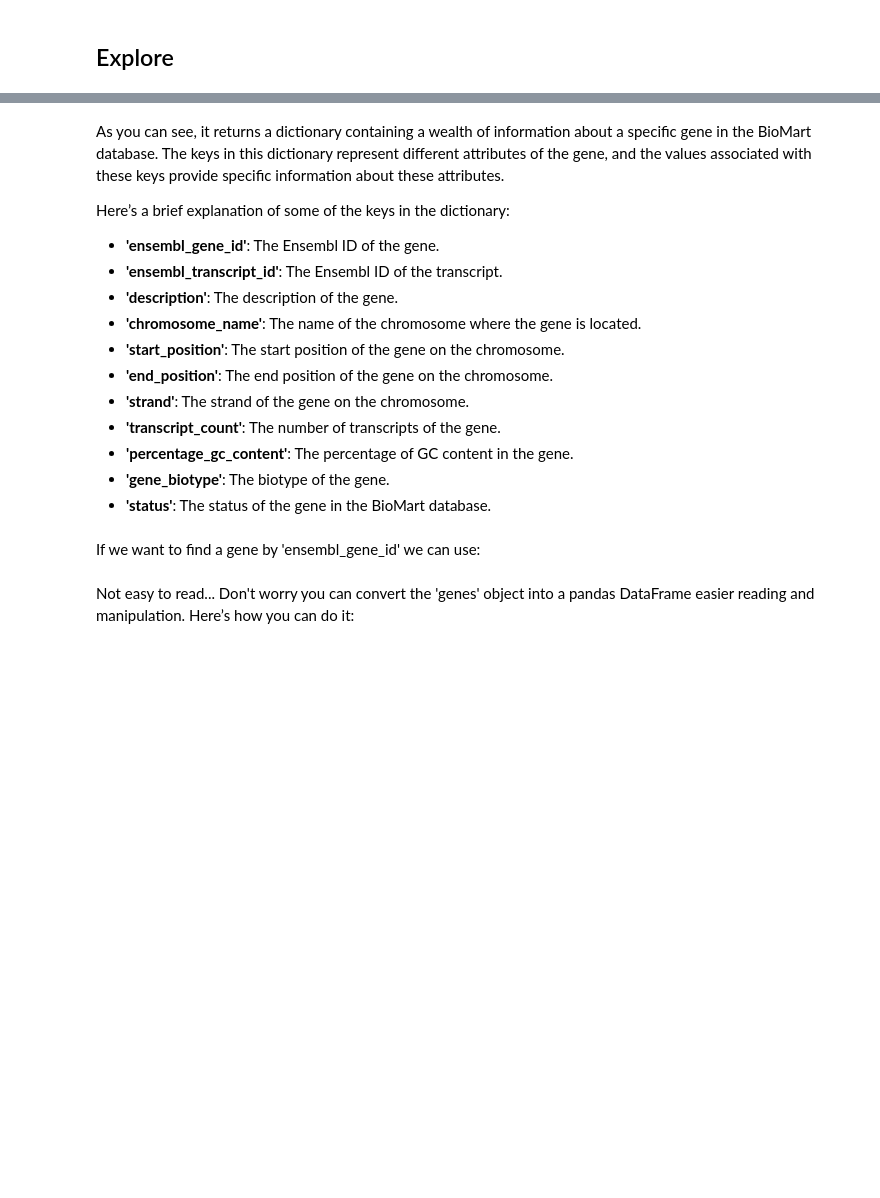
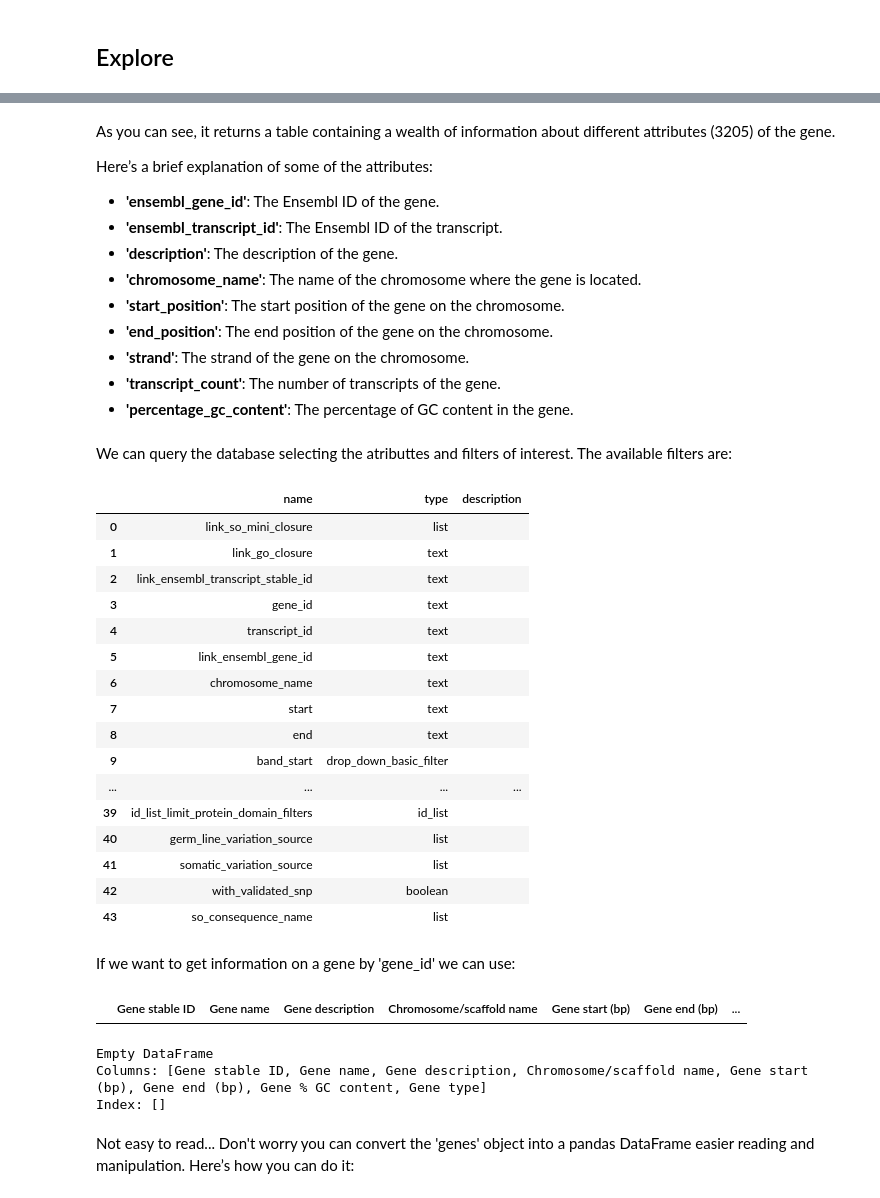
Before and after one commit to nunososorio/bhs, a Jupyter notebook: NSO_PracticalClass_II.ipynb, the cells around one changed output, grey strips where cells are left out. Drawn from its saved outputs; the diff is of its cells as text; code cells hidden in the pictures; blank space fills up the shorter version.

```diff
--- a/NSO_PracticalClass_II.ipynb
+++ b/NSO_PracticalClass_II.ipynb
@@ -60,7 +74,7 @@ ensembl
 # %% [markdown]
-As you can see, it returns a dictionary containing a wealth of information about a specific gene in the BioMart database. The keys in this dictionary represent different attributes of the gene, and the values associated with these keys provide specific information about these attributes.
+As you can see, it returns a table containing a wealth of information about different attributes (3205) of the gene.
 
-Here’s a brief explanation of some of the keys in the dictionary:
+Here’s a brief explanation of some of the attributes:
 
 - **'ensembl_gene_id'**: The Ensembl ID of the gene.
 - **'ensembl_transcript_id'**: The Ensembl ID of the transcript.
@@ -71,7 +85,37 @@ Here’s a brief explanation of some of the keys in the dictionary:
 - **'strand'**: The strand of the gene on the chromosome.
 - **'transcript_count'**: The number of transcripts of the gene.
 - **'percentage_gc_content'**: The percentage of GC content in the gene.
-- **'gene_biotype'**: The biotype of the gene.
-- **'status'**: The status of the gene in the BioMart database.
+# %% [markdown]
+We can query the database selecting the atributtes and filters of interest. The available filters are:
+# %%
+from pybiomart import Server
+
+# Connect to the server
+server = Server(host='http://www.ensembl.org')
+
+# Select the dataset
+dataset = server.marts['ENSEMBL_MART_ENSEMBL'].datasets['hsapiens_gene_ensembl']
+
+# List all available filters
+filters = dataset.list_filters()
+filters
+# %% [output]
+|  | name | type | description |
+| 0 | link_so_mini_closure | list |  |
+| 1 | link_go_closure | text |  |
+| 2 | link_ensembl_transcript_stable_id | text |  |
+| 3 | gene_id | text |  |
+| 4 | transcript_id | text |  |
+| 5 | link_ensembl_gene_id | text |  |
+| 6 | chromosome_name | text |  |
+| 7 | start | text |  |
+| 8 | end | text |  |
+| 9 | band_start | drop_down_basic_filter |  |
+| ... | ... | ... | ... |
+| 39 | id_list_limit_protein_domain_filters | id_list |  |
+| 40 | germ_line_variation_source | list |  |
+| 41 | somatic_variation_source | list |  |
+| 42 | with_validated_snp | boolean |  |
+| 43 | so_consequence_name | list |  |
 # %% [markdown]
-If we want to find a gene by 'ensembl_gene_id' we can use:
+If we want to get information on a gene by 'gene_id' we can use:
@@ -87,3 +122,41 @@ genes
+# %%
+# Define the gene id
+gene_id = 'ENSG00000001626'
+
+# Define the attributes
+attributes = ['ensembl_gene_id', 'external_gene_name', 'description', 'chromosome_name', 'start_position', 'end_position', 'percentage_gene_gc_content', 'gene_biotype']
+
+# Query the dataset
+result = dataset.query(attributes=attributes, filters={'gene_id': [gene_id]})
+
+# Print the result
+result
+# %% [output]
+|  | Gene stable ID | Gene name | Gene description | Chromosome/scaffold name | Gene start (bp) | Gene end (bp) | ... |
+# %%
+from pybiomart import Server
+
+# Connect to the server
+server = Server(host='http://www.ensembl.org')
+
+# Select the dataset
+dataset = server.marts['ENSEMBL_MART_ENSEMBL'].datasets['hsapiens_gene_ensembl']
+
+# Define the gene id
+gene_id = 'ENSG00000139618'  # replace with your gene id
+
+# Define the attributes
+attributes = ['ensembl_gene_id', 'external_gene_name', 'description', 'chromosome_name', 'start_position', 'end_position', 'percentage_gene_gc_content', 'gene_biotype']
+
+# Query the dataset
+result = dataset.query(attributes=attributes, filters={'gene_id': [gene_id]})
+
+# Print the result
+print(result)
+# %% [output]
+Empty DataFrame
+Columns: [Gene stable ID, Gene name, Gene description, Chromosome/scaffold name, Gene start (bp), Gene end (bp), Gene % GC content, Gene type]
+Index: []
 # %% [markdown]
 Not easy to read... Don't worry you can convert the 'genes' object into a pandas DataFrame easier reading and manipulation. Here’s how you can do it:
 # %%
```
Also changed, not shown: parts of 7 cells of this notebook.
